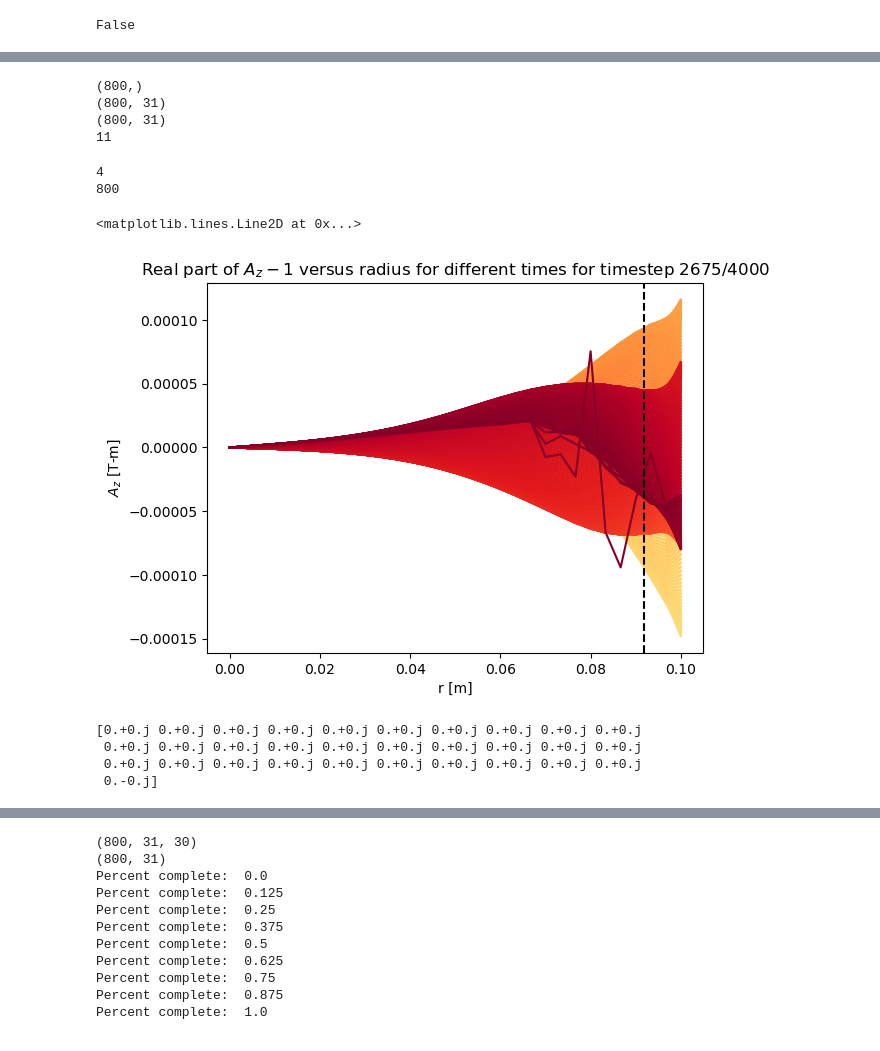
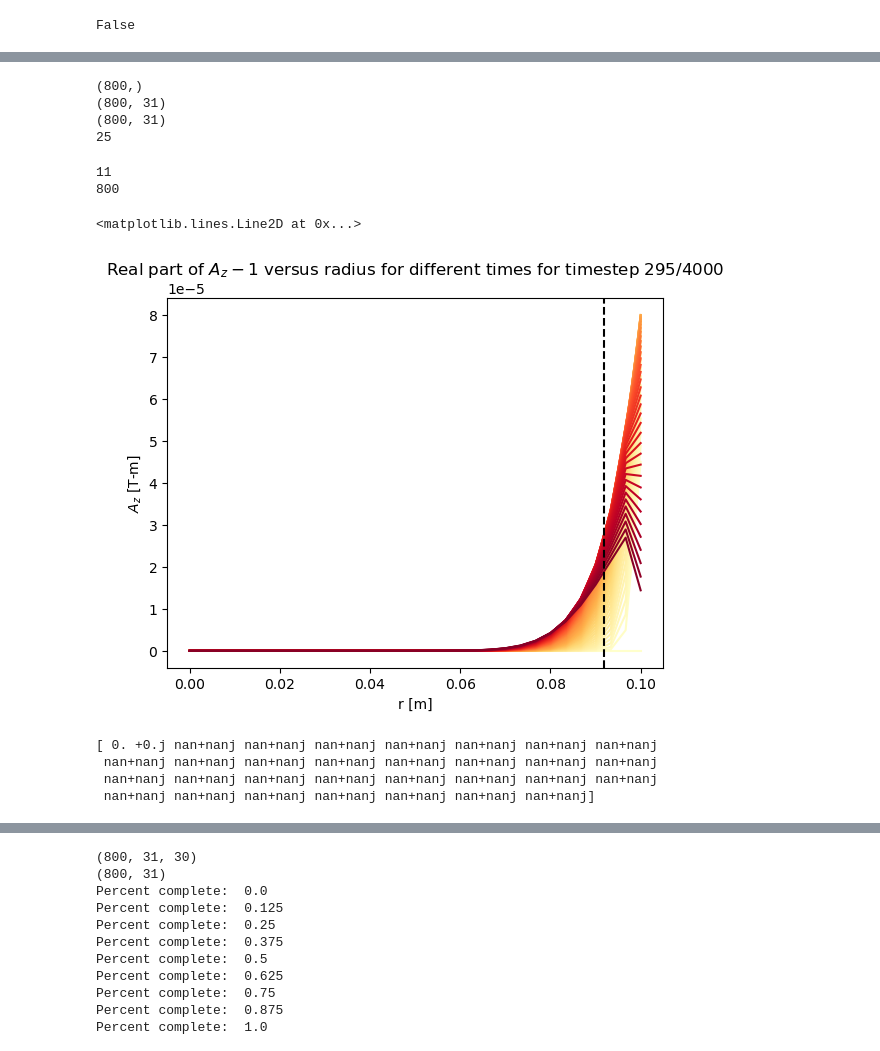
Before and after one commit to vandelij/FRC_RMF, a Jupyter notebook: predictor2_corrector_combine_RMF_code_case_Mlroy1999_fewer_time_steps - Copy.ipynb, the cells around one changed output, grey strips where cells are left out. Saved outputs shown, nothing was run; the diff lists cells and outputs as text; code cells hidden in the pictures.

```diff
--- a/predictor2_corrector_combine_RMF_code_case_Mlroy1999_fewer_time_steps - Copy.ipynb
+++ b/predictor2_corrector_combine_RMF_code_case_Mlroy1999_fewer_time_steps - Copy.ipynb
@@ -798,7 +798,7 @@ False
 # Area to test out the functionality of not saving every timestep
 # Create A_z_holder
 
-modesnm = 5 # choose the number of modes: modesnm = 2 means both Az and Bz will be solved for
+modesnm = 12 # choose the number of modes: modesnm = 2 means both Az and Bz will be solved for
             # modes -2, -1, 0, 1, 2
 m_array = np.linspace(-modesnm, modesnm, 2*modesnm + 1)  # choose modes for AZ
 A_Zm_hold = []
@@ -900,50 +900,50 @@ print(len(A_z_hold_out))
 (800,)
 (800, 31)
 (800, 31)
-11
+25
 # %%
 # test the area with saving times every so often
 from matplotlib import cm
 #cmap = cm.get_cmap('inferno')
 #cmap = cm.get_cmap('Reds')
 cmap = cm.get_cmap('YlOrRd')
 #cmap = cm.get_cmap('autumn')
 m = -1
 im = np.where(m_array == m)[0][0]
 print(im)
 print(A_z_hold_out[im].shape[0])
 toplot='r'
-range_to_plot = 535 #540 #A_z_hold_out[im].shape[0]
+range_to_plot = 59 #540 #A_z_hold_out[im].shape[0]
 if toplot == 'r':
     for i in range(range_to_plot):
         cmap_color = cmap(i/range_to_plot)
         plt.plot(r_array, np.real(A_z_hold_out[im][i, :]), color=cmap_color)#, alpha = (1 - i/255))
     plt.title(f'Real part of $A_z{m}$ versus radius for different times for timestep {range_to_plot*timestep_save_interval}/{nt}')
 
 if toplot == 'i':
     for i in range(range_to_plot):
         cmap_color = cmap(i/range_to_plot)
         plt.plot(r_array, np.imag(A_z_hold_out[im][i, :]), color=cmap_color)
     plt.title(f'Imaginary part of $A_z{m}$ versus radius for different times for timestep {range_to_plot*timestep_save_interval}/{nt}')
 
 plt.xlabel('r [m]')
 plt.ylabel(r'$A_z$ [T-m]')
 
 d_skin = np.sqrt(2*eta/(mu0*w_RMF))
 
 plt.axvline(x=(R-d_skin), color='black', linestyle='--')
 # %% [output]
-4
+11
 800
 <matplotlib.lines.Line2D at 0x...>
-[figure, old version]
+[figure, new version]
 # %%
-print(A_z_hold_out[1][530, :])
+print(A_z_hold_out[1][58, :])
 # %% [output]
-[0.+0.j 0.+0.j 0.+0.j 0.+0.j 0.+0.j 0.+0.j 0.+0.j 0.+0.j 0.+0.j 0.+0.j
- 0.+0.j 0.+0.j 0.+0.j 0.+0.j 0.+0.j 0.+0.j 0.+0.j 0.+0.j 0.+0.j 0.+0.j
- 0.+0.j 0.+0.j 0.+0.j 0.+0.j 0.+0.j 0.+0.j 0.+0.j 0.+0.j 0.+0.j 0.+0.j
- 0.-0.j]
+[ 0. +0.j nan+nanj nan+nanj nan+nanj nan+nanj nan+nanj nan+nanj nan+nanj
+ nan+nanj nan+nanj nan+nanj nan+nanj nan+nanj nan+nanj nan+nanj nan+nanj
+ nan+nanj nan+nanj nan+nanj nan+nanj nan+nanj nan+nanj nan+nanj nan+nanj
+ nan+nanj nan+nanj nan+nanj nan+nanj nan+nanj nan+nanj nan+nanj]
 # %%
 n = 0
 i_n = np.where(n_array == n)[0][0]
```
Also changed, not shown: parts of 3 cells of this notebook.
